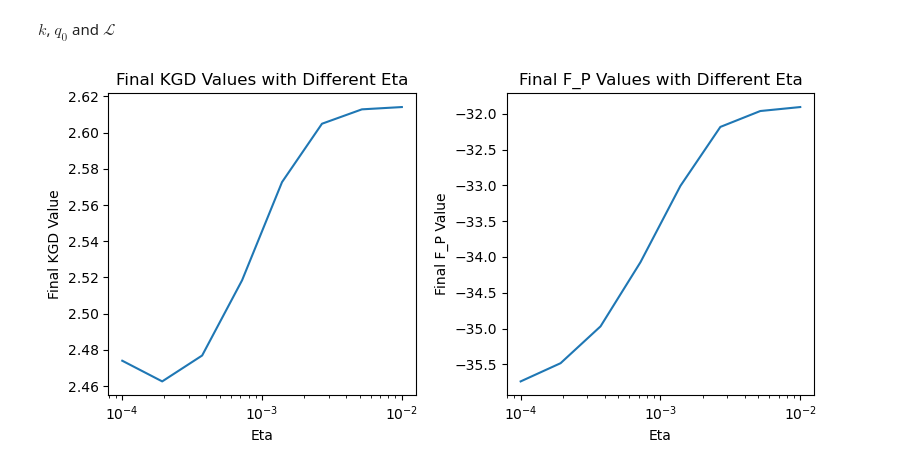
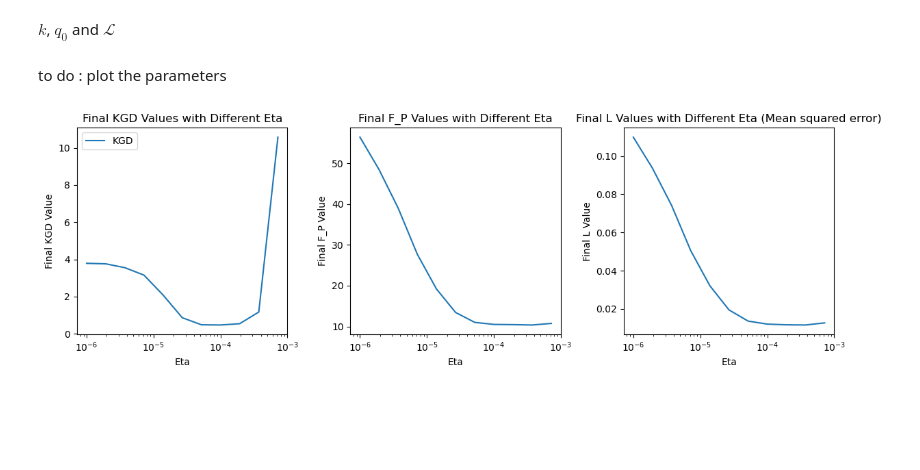
Before and after one commit to congyewang/kgd-code, a Jupyter notebook: jax_mfld.ipynb, the cells around one changed output. Cells and saved outputs as stored; diff of their text form; code cells hidden in the pictures; blank space fills up the shorter version.

```diff
--- a/jax_mfld.ipynb
+++ b/jax_mfld.ipynb
@@ -357,18 +417,21 @@ Z,Y = generate_data(key_data,s, N=300, noise_std=0.01)
 # %% [markdown]
 $k$, $q_0$ and $\mathcal{L}$
 # %%
-c = 1
+kernel_name = "IMQ"
+c = jnp.array(20.0)
 def k(x,y):
     return 1/jnp.sqrt((c + jnp.dot(x-y,x-y)))
+    #return jnp.dot(x,y)
 
 def q_0(x):
     d = jax.lax.stop_gradient(len(x))
-    return jnp.exp(-jnp.dot(x,x)/2) #/ jnp.sqrt((2 * jnp.pi)**d)
+    return jnp.exp(-jnp.dot(x,x)/(2*4)) #/ jnp.sqrt((2 * jnp.pi)**d)
 
 
 key = random.PRNGKey(0)
-hidden_dim = 20
+hidden_dim = 1
 params = init_params(key, s, hidden_dim)
+params = jax.device_put(params, device)
 flat_params, unravel_fn = ravel_pytree(params)
 #lambd = 0.1
 
@@ -376,10 +439,16 @@ flat_params, unravel_fn = ravel_pytree(params)
 def esp_forward(X, z):
     E = jnp.mean(jit(vmap(lambda x : forward(unravel_fn(x), z)))(X))
     return E
+gamma = 500
 def L(X):
     n = len(X)
     Esp_forward = vmap(lambda z: esp_forward(X, z))(Z)
-    return jnp.mean((Esp_forward - Y) ** 2) #+ lambd * 1/n * jnp.sum(X ** 2)
+    return gamma * jnp.mean((Esp_forward - Y) ** 2) #+ lambd * 1/n * jnp.sum(X ** 2)
+
+k = jit(k)
+q_0 = jit(q_0)
+esp_forward = jit(esp_forward)
+L = jit(L)
 
 MFLD = MeanFieldLangevinDynamics(q_0,L,k)
 # %%
@@ -412,24 +481,50 @@ for e,eta in enumerate(Eta):
+# %%
+F_P = f.F_P(q_0, L)
+k_pq = f.GradientKernel(MFLD.S_PQ,k)
+KGD = f.KernelGradientDiscrepancy(k_pq)
+
+KGD_fin = jax.device_put(jnp.zeros(len(Eta)), device)
+KDE_KGD_fin = jax.device_put(jnp.zeros(len(Eta)), device)
+F_P_fin = jax.device_put(jnp.zeros(len(Eta)), device)
+L_fin = jax.device_put(jnp.zeros(len(Eta)), device)
+
+for e in range(len(Eta)):
+    X = all_particles_fin[e]
+    KGD_fin = KGD_fin.at[e].set(KGD.evaluate(X))
+    KDE_KGD_fin = KDE_KGD_fin.at[e].set(KGD.kde_KGD(X,num_samples = 300))
+    F_P_fin = F_P_fin.at[e].set(F_P.evaluate(X,num_samples = 300))
+    L_fin = L_fin.at[e].set(L(X))
+# %% [markdown]
+to do : plot the parameters
 # %%
-fig, axes = plt.subplots(1, 2, figsize=(8, 4))
+fig, axes = plt.subplots(1, 3, figsize=(12, 4))
 
 # Plot the first figure (KGD_fin)
-axes[0].plot(Eta, KGD_fin)
+axes[0].plot(Eta, KGD_fin, label='KGD')
+#axes[0].plot(Eta, KDE_KGD_fin, label='KDE KGD')
 axes[0].set_xlabel('Eta')
 axes[0].set_ylabel('Final KGD Value')
 axes[0].set_xscale('log')
 axes[0].set_title('Final KGD Values with Different Eta')
+axes[0].legend()
 
 # Plot the second figure (F_P_fin)
 axes[1].plot(Eta, F_P_fin)
 axes[1].set_xlabel('Eta')
 axes[1].set_ylabel('Final F_P Value')
 axes[1].set_xscale('log')
 axes[1].set_title('Final F_P Values with Different Eta')
 
+axes[2].plot(Eta, 1/gamma * L_fin)
+axes[2].set_xlabel('Eta')
+axes[2].set_ylabel('Final L Value')
+axes[2].set_xscale('log')
+axes[2].set_title('Final L Values with Different Eta (Mean squared error)')
+
 plt.tight_layout()
 plt.show()
 # %% [output]
-[figure, old version]
+[figure, new version]
 # %%
 for e in range(len(Eta)):
     plt.figure()
```
Also changed, not shown: parts of 24 cells of this notebook, 1 other file.
